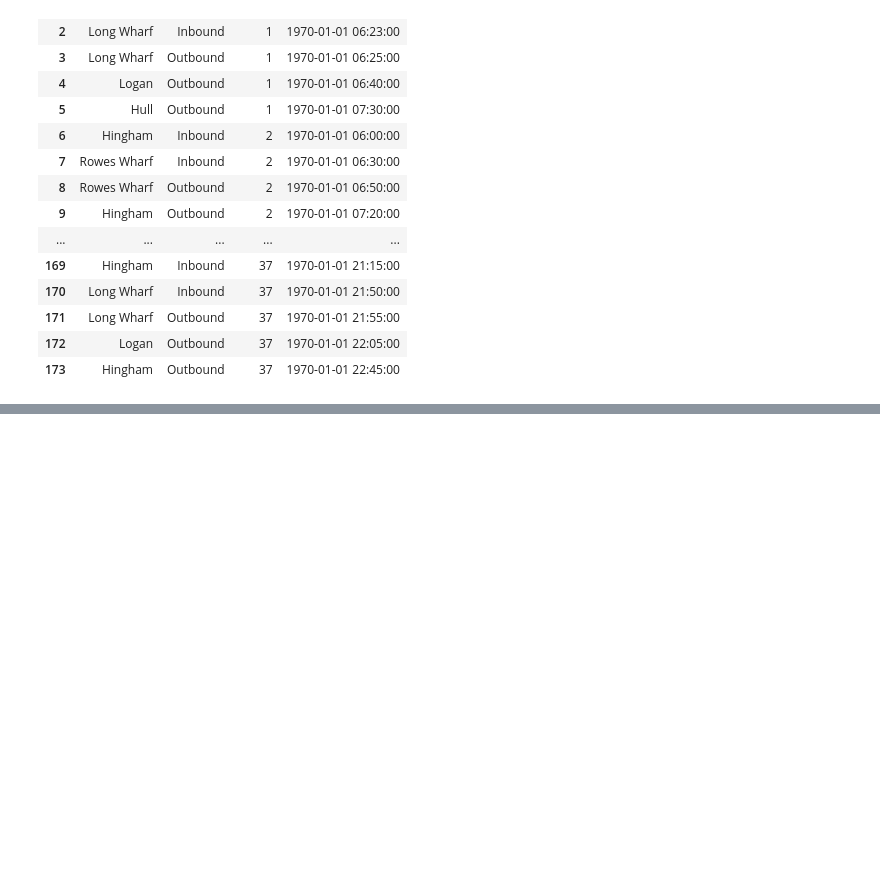
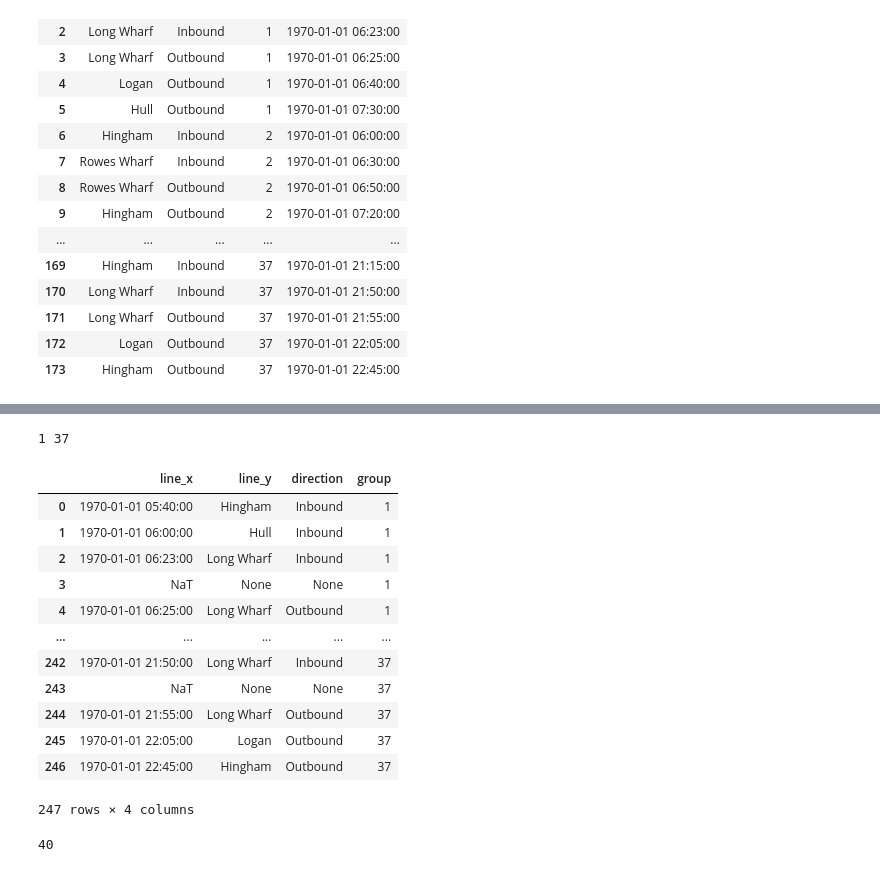
Before and after one commit to JeremyColon/plotly_adventures, a Jupyter notebook: other_charts/transportation_timetable/ferry_schedule.ipynb, the cells around one changed output, grey strips where cells are left out. Saved outputs shown, nothing was run; the diff lists cells and outputs as text; code cells hidden in the pictures; blank space fills up the shorter version.

```diff
--- a/other_charts/transportation_timetable/ferry_schedule.ipynb
+++ b/other_charts/transportation_timetable/ferry_schedule.ipynb
@@ -81,7 +83,7 @@ df
 # %%
 stops = df[["Stop", "Direction", "Order"]].drop_duplicates().values.tolist()
 # data is a dictionary with two keys. Each key's value is a list
-lines = {"line_x": [], "line_y": [], "direction": []}
+lines = {"line_x": [], "line_y": [], "direction": [], "group": []}
 
 # Loop over unique matchups
 for i, s in enumerate(stops):
@@ -98,6 +100,12 @@ for i, s in enumerate(stops):
             lines["line_x"].extend([None])
             lines["line_y"].extend([None])
             lines["direction"].extend([None])
+            lines["group"].extend([s[2]])
+
+        elif s[2] > prev_s[2]:
+            lines["group"].extend([None])
+        else:
+            pass
 
     if len(val) > 0:
         lines["line_x"].extend(
@@ -107,3 +115,4 @@ for i, s in enumerate(stops):
         )
         lines["line_y"].extend([s[0]])
         lines["direction"].extend([s[1]])
+        lines["group"].extend([s[2]])
@@ -182,0 +119,28 @@ fig.update_layout(
+# %%
+min_group = df["Order"].min()
+max_group = df["Order"].max()
+print(min_group, max_group)
+# %% [output]
+1 37
+# %%
+tmp_df = pd.DataFrame(lines)
+# %%
+tmp_df
+# %% [output]
+|  | line_x | line_y | direction | group |
+| 0 | 1970-01-01 05:40:00 | Hingham | Inbound | 1 |
+| 1 | 1970-01-01 06:00:00 | Hull | Inbound | 1 |
+| 2 | 1970-01-01 06:23:00 | Long Wharf | Inbound | 1 |
+| 3 | NaT | None | None | 1 |
+| 4 | 1970-01-01 06:25:00 | Long Wharf | Outbound | 1 |
+| ... | ... | ... | ... | ... |
+| 242 | 1970-01-01 21:50:00 | Long Wharf | Inbound | 37 |
+| 243 | NaT | None | None | 37 |
+| 244 | 1970-01-01 21:55:00 | Long Wharf | Outbound | 37 |
+| 245 | 1970-01-01 22:05:00 | Logan | Outbound | 37 |
+| 246 | 1970-01-01 22:45:00 | Hingham | Outbound | 37 |
+247 rows × 4 columns
+# %%
+fig.data[0].x[0].minute
+# %% [output]
+40
```
Also changed, not shown: parts of 7 cells of this notebook, 38 other files.
